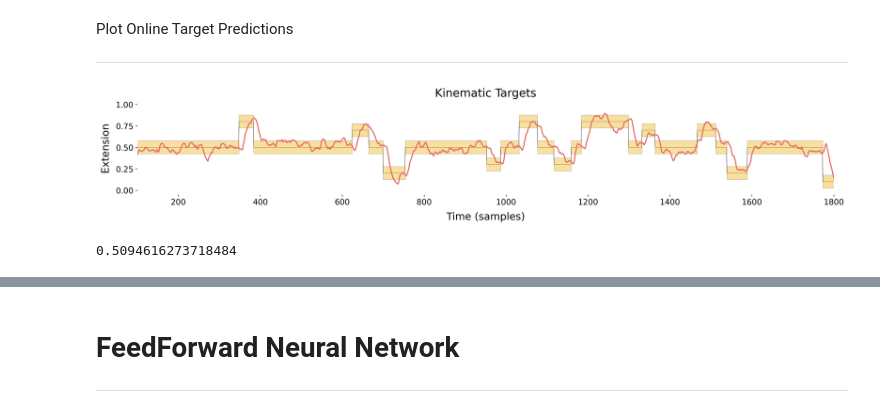
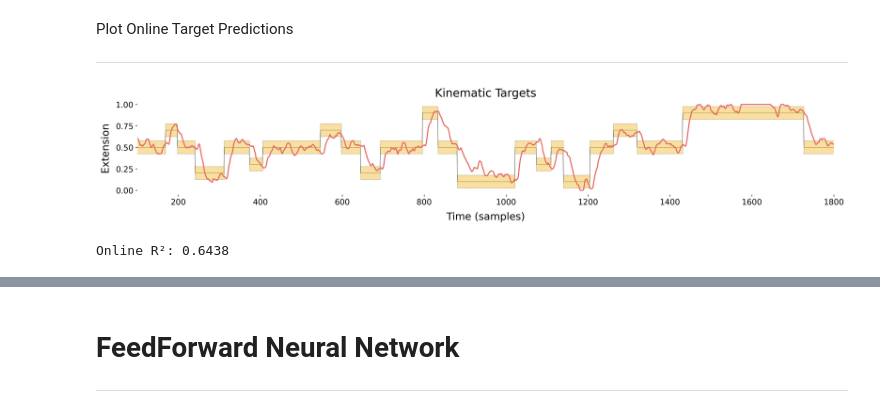
Before and after one commit to cfoli/Kinematic-Decoding-4-BCI-Control, a Jupyter notebook: Two_finger_neural_decoding.ipynb, the cells around one changed output, grey strips where cells are left out. Saved outputs shown, nothing was run; the diff lists cells and outputs as text; code cells hidden in the pictures.

Commit message:
Integrated preprocessing steps (i.e., feature scaling and mean subtraction for target variables) directly into Kalman filter definition

```diff
--- a/Two_finger_neural_decoding.ipynb
+++ b/Two_finger_neural_decoding.ipynb
@@ -628,4 +621,4 @@ Train-test split
 from sklearn.model_selection import train_test_split
 
 # Split all data into train and test
-X_kf_train, X_kf_test, y_kf_train, y_kf_test = train_test_split(X_kf, y_kf, test_size=0.15, shuffle=False, random_state=42)
+X_kf_train, X_kf_test, y_kf_train, y_kf_test, y_feedback_train, y_feedback_test, = train_test_split(X_kf, y_kf, y_feedback, test_size=0.15, shuffle=False, random_state=42)
@@ -634,16 +625,3 @@ Preprocessing: Scaling and Mean Subtraction
-# %%
-from sklearn.preprocessing import StandardScaler
-
-X_preprocessor = StandardScaler() # Z-score neural data
-y_preprocessor = StandardScaler(with_std=False) # Zero-center target data
-
-# Apply preprocessing to neural data
-X_kf_train = X_preprocessor.fit_transform(X_kf_train)
-X_kf_test  = X_preprocessor.transform(X_kf_test)
-
-# Apply preprocessing to target data
-y_kf_train = y_preprocessor.fit_transform(y_kf_train)
-y_kf_test  = y_preprocessor.transform(y_kf_test)
 # %% [markdown]
 Optimize Kalman Parameters
 
@@ -871,26 +847,25 @@ Plot Online Target Predictions
 # %%
 fing = 1 # select finger to plot
 
-targ_vel      = targ[:,fing]
-targ_vel_pred = targ_feedback[:,fing]
+targ_vel      = y_kf_test[:,fing]
+targ_vel_pred = y_feedback_test[:,fing]
 # targ_feedback is time_bins x 4 (pos_1, pos_2, vel_1, vel_2)
 
 if fing == 0:
   fing_color = {'line': '#06ADA7', 'target': '#9CEAEF'}
 elif fing == 1:
   fing_color = {'line': '#E36C63', 'target': '#F4C343'}
 else:
   fing_color = {'line': 'k', 'target': 'k'}
 
 plot_targets(targ         = targ_vel,
              y_pred       = targ_vel_pred,
              targ_radius  = targsize.mean(),
              fing_color   = fing_color,
              x_lim        = (100,1800),
              plot_targ_TF = True)
+
+print(f"\nOnline R²: {r2_score(targ_vel,targ_vel_pred):.4f}")
 # %% [output]
-[figure, old version]
+[figure, new version]
+Online R²: 0.6438
-# %%
-r2_score(targ_vel,targ_vel_pred)
-# %% [output]
-0.5094616273718484
```
Also changed, not shown: parts of 15 cells of this notebook.
